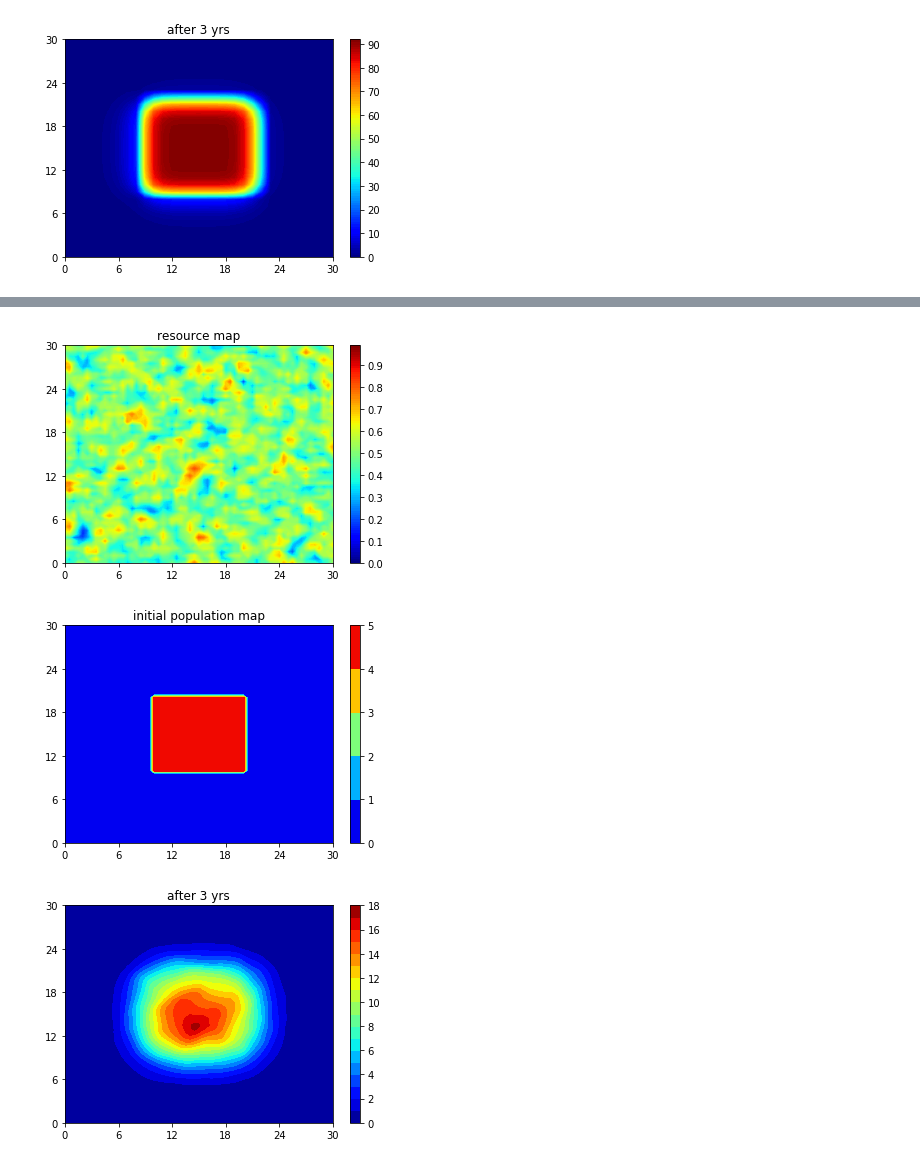
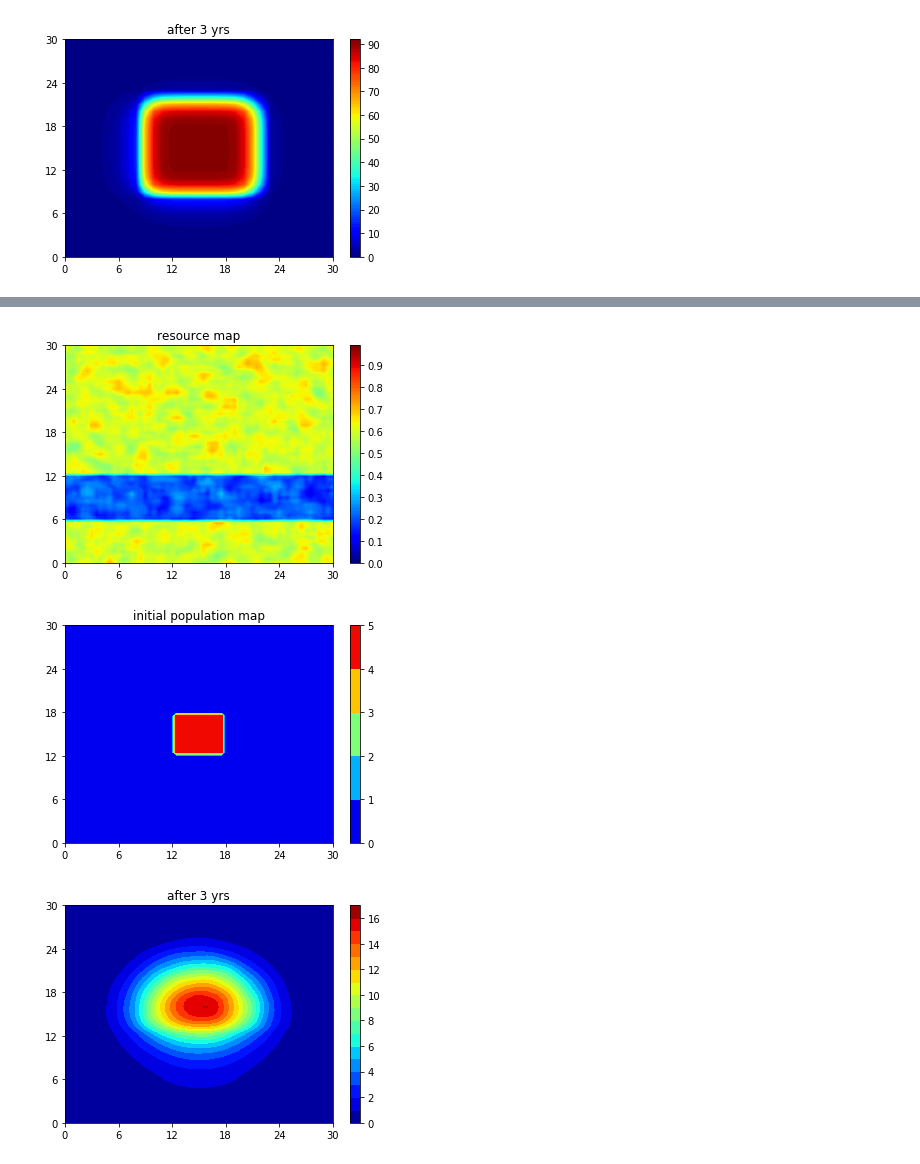
Before and after one commit to zhou-llijun/temp, a Jupyter notebook: APNA-PopSim.ipynb, the cells around one changed output, grey strips where cells are left out. Cells and saved outputs as stored; diff of their text form; code cells hidden in the pictures.

```diff
--- a/APNA-PopSim.ipynb
+++ b/APNA-PopSim.ipynb
@@ -69,10 +69,10 @@ class resource_map:
     def random(self, ex, ave = 0.5, flu = 0.5, x0 = 0, y0 = 0, xl = None, yl = None):
         if x0 != 0: x0 = int(x0 / self.d)
         if y0 != 0: y0 = int(y0 / self.d)
-        if xl is None: xl = self.x
-        else: xl = int(xl / self.d)
-        if yl is None: yl = self.y
-        else: yl = int(yl / self.d)
+        if xl is None: xl = self.x-x0
+        else: xl = int(xl/self.d)+1
+        if yl is None: yl = self.y-y0
+        else: yl = int(yl/self.d)+1
         temp = np.zeros((yl+2*ex, xl+2*ex), dtype="float")
         for i in range(yl+2*ex):
             for j in range(xl+2*ex):
@@ -200,16 +200,17 @@ p1.disp("after 3 yrs")
 # %%
 res = resource_map(30, 30, 0.5)
-res.random(1)
-ani = animal(2, 3, 100)
+res.random(1, ave=0.6, flu=0.2)
+res.random(1, ave=0.2, flu=0.2, y0=6, yl=6)
+ani = animal(2, 5, 100)
 p1 = population_map(res, ani)
 p1.res.disp("resource map")
-p1.pm[20:41, 20:41] = 5
+p1.pm[25:36, 25:36] = 5
 p1.disp("initial population map")
 
 # Use population_map.run_output_vtk(duration, precision) to run simulation and output a vtk file
-p1.run_output_vtk(2, 0.01)
+p1.run_output_vtk(3, 0.01)
 p1.disp("after 3 yrs")
 # %% [output]
-[figure, old version]
+[figure, new version]
-[figure, old version]
+[figure, new version]
-[figure, old version]
+[figure, new version]
```
Also changed, not shown: parts of 3 cells of this notebook.
